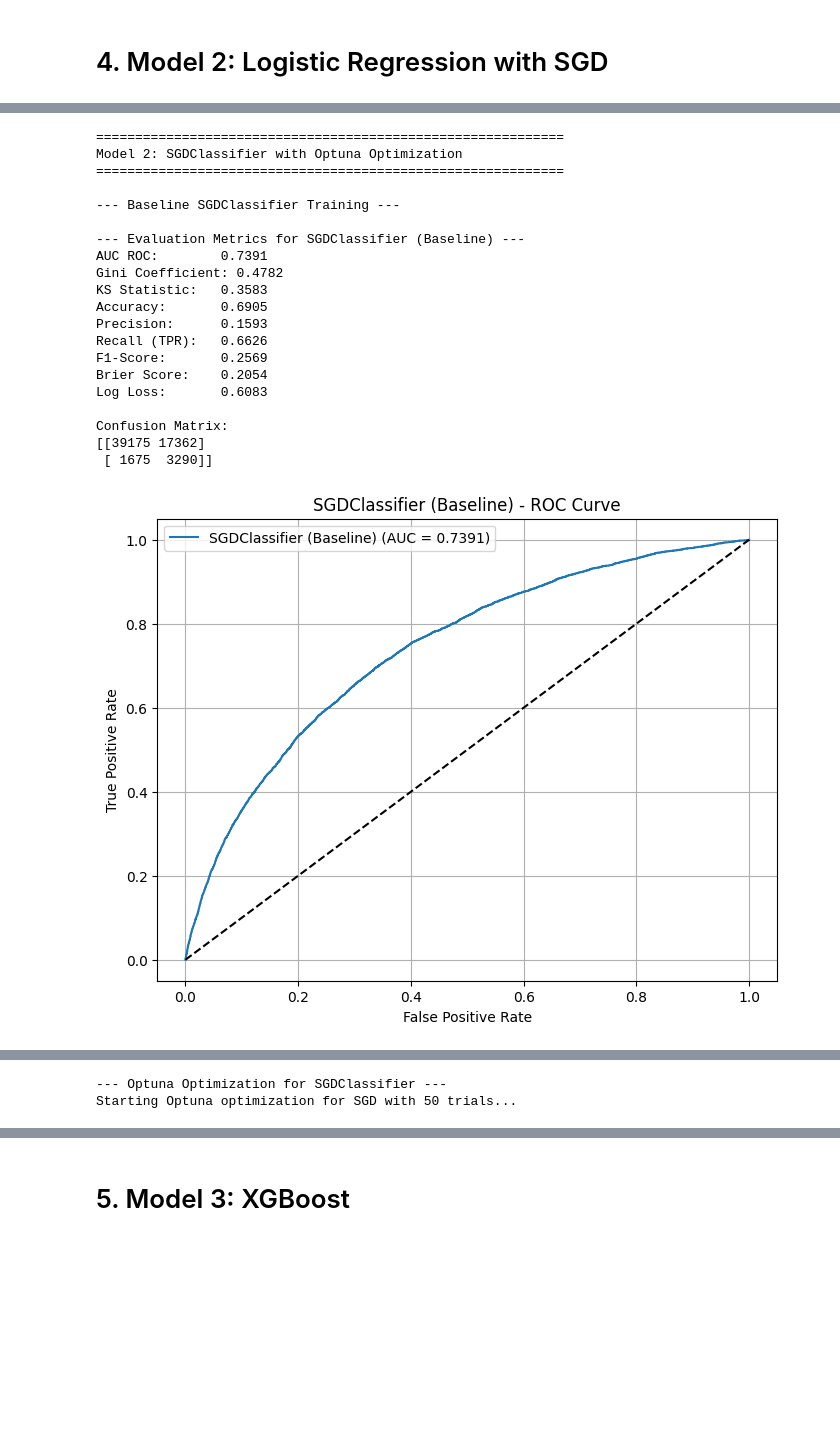
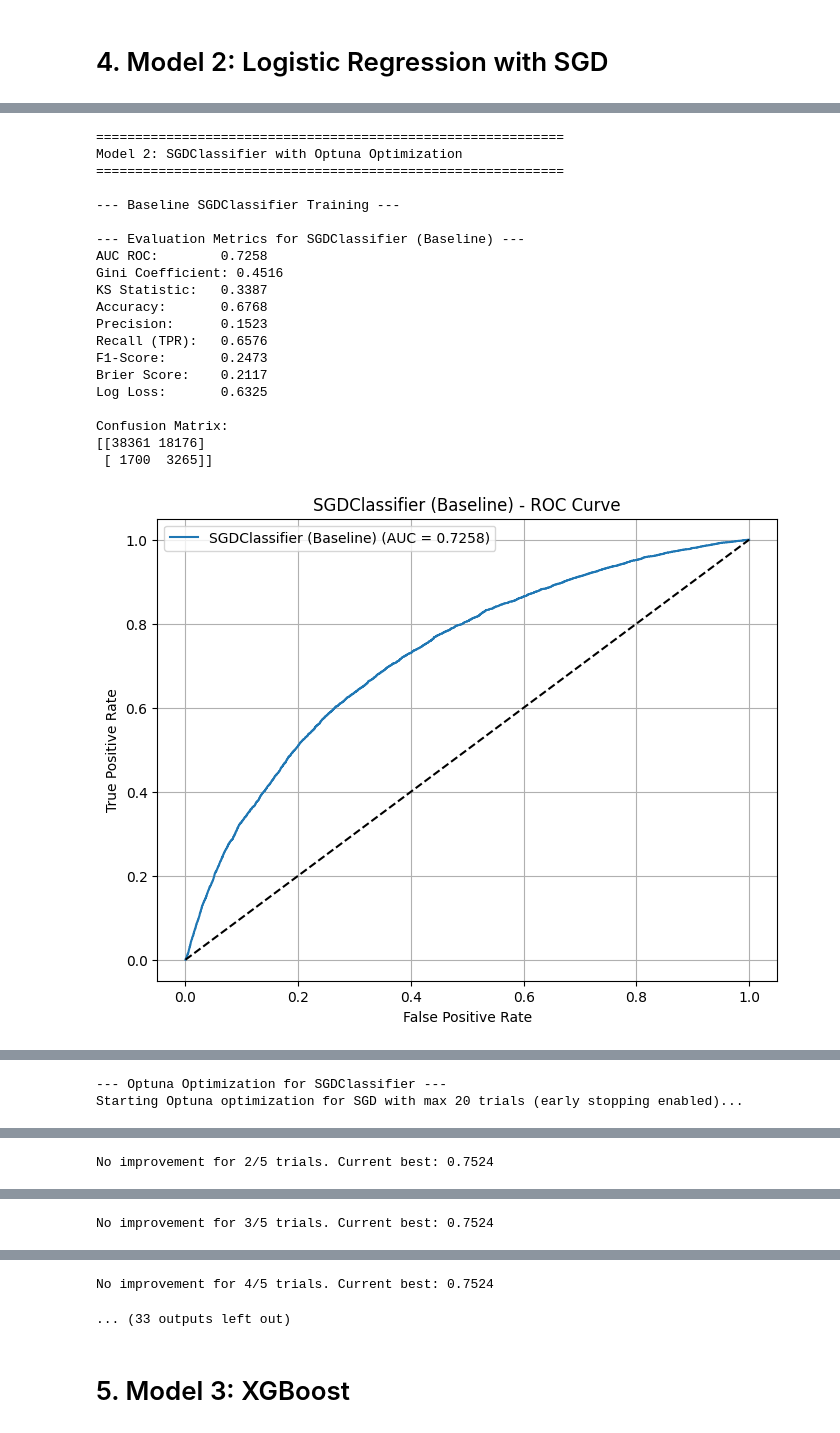
Before and after one commit to chienlax/CreditRiskProject, a Jupyter notebook: notebooks/03_Model_ML.ipynb, the cells around one changed output, grey strips where cells are left out. Drawn from its saved outputs; the diff is of its cells as text; code cells hidden in the pictures; blank space fills up the shorter version.

Commit message:
update ml model result

```diff
--- a/notebooks/03_Model_ML.ipynb
+++ b/notebooks/03_Model_ML.ipynb
@@ -217,10 +265,7 @@ MODEL_OUTPUT_PATH = './model_outputs/' # Directory to save Optuna studies, resul
 os.makedirs(MODEL_OUTPUT_PATH, exist_ok=True) # Create output dir if needed
 SEED = 42
 N_SPLITS = 5 # Number of folds for Cross-Validation
-SMOTE_STRATEGY = 0.25 # Ratio of minority samples to majority after resampling
-# Choose SMOTE variant: SMOTE, ADASYN, BorderlineSMOTE
-SMOTE_VARIANT = BorderlineSMOTE(sampling_strategy=SMOTE_STRATEGY, random_state=SEED) # Use n_jobs for BorderlineSMOTE if available
-OPTUNA_N_TRIALS = 50 # Number of trials for Optuna optimization (adjust as needed)
+OPTUNA_N_TRIALS = 20 # Number of trials for Optuna optimization (adjust as needed)
 
 # --- Check for GPU ---
 # Define device_name globally before any model uses it
@@ -419,10 +485,10 @@ print("="*60)
 # Step 2.1: Baseline Pipeline (No change needed here)
 print("\n--- Baseline SGDClassifier Training ---")
 sgd_base_pipeline = ImblearnPipeline([
-    ('smote', SMOTE_VARIANT), # Keep SMOTE here
+    # ('smote', SMOTE_VARIANT), # Keep SMOTE here
     ('scaler', StandardScaler()),
     ('model', SGDClassifier(loss='log_loss', penalty='l2', random_state=SEED,
-                            class_weight='balanced', n_jobs=-1, tol=1e-3))
+                            class_weight='balanced', n_jobs=8, tol=1e-5))
 ])
 
 sgd_base_pipeline.fit(X_train, y_train)
@@ -448,10 +514,9 @@ def objective_sgd(trial):
     if learning_rate != 'optimal':
         eta0 = trial.suggest_float('eta0', 1e-4, 0.5, log=True)
 
-
     # Create the pipeline with suggested parameters
     pipeline = ImblearnPipeline([
-        ('smote', SMOTE_VARIANT),
+        #('smote', SMOTE_VARIANT),
         ('scaler', StandardScaler()),
         ('model', SGDClassifier(
             loss=loss,
@@ -463,15 +528,15 @@ def objective_sgd(trial):
             learning_rate=learning_rate,
             eta0=eta0,
             random_state=SEED,
-            n_jobs=-1,
-            tol=1e-3 # Use tolerance for convergence
+            n_jobs=5,
+            tol=1e-5 # Use tolerance for convergence
         ))
     ])
 
     # Evaluate using cross-validation
     try:
         # Using roc_auc as the optimization target
-        scores = cross_val_score(pipeline, X_train, y_train, cv=cv, scoring='roc_auc', n_jobs=-1)
+        scores = cross_val_score(pipeline, X_train, y_train, cv=cv, scoring='roc_auc', n_jobs=5)
         auc_score = np.mean(scores)
         # Handle potential errors during CV
         if np.isnan(auc_score):
@@ -487,10 +552,14 @@ study_sgd = optuna.create_study(direction='maximize',
                                 storage=f'sqlite:///{MODEL_OUTPUT_PATH}optuna_studies.db', # Save study progress
                                 load_if_exists=True) # Resume if exists
 
-# Run optimization
-print(f"Starting Optuna optimization for SGD with {OPTUNA_N_TRIALS} trials...")
+# Create callbacks
+early_stopping = EarlyStoppingCallback(patience=5, min_improvement=0.001)
+timeout = TimeoutCallback(timeout=3600)  # 1 hour timeout
+
+# Run optimization with callbacks
+print(f"Starting Optuna optimization for SGD with max {OPTUNA_N_TRIALS} trials (early stopping enabled)...")
 start_time = time.time()
-study_sgd.optimize(objective_sgd, n_trials=OPTUNA_N_TRIALS, n_jobs=1) # n_jobs=1 for Optuna itself, CV runs in parallel if n_jobs=-1 in cross_val_score
+study_sgd.optimize(objective_sgd, n_trials=OPTUNA_N_TRIALS, callbacks=[early_stopping, timeout], n_jobs=1)
 end_time = time.time()
 print(f"Optuna optimization completed in {(end_time - start_time)/60:.2f} minutes")
 
@@ -502,51 +571,51 @@ print(f"\nBest Params (SGDClassifier): {best_params_sgd_raw}")
 print(f"Best CV ROC AUC score: {study_sgd.best_value:.4f}")
 
 best_sgd_pipeline = ImblearnPipeline([
-    ('smote', SMOTE_VARIANT),
+    #('smote', SMOTE_VARIANT),
     ('scaler', StandardScaler()),
-    ('model', SGDClassifier(random_state=SEED, n_jobs=-1, tol=1e-3))
+    ('model', SGDClassifier(random_state=SEED, n_jobs=8, tol=1e-5, class_weight='balanced'))
 ])
 best_sgd_pipeline.set_params(**best_params_sgd)
 
 # Fit the best pipeline on the full training data
 print("\nFitting best SGD pipeline on full training data...")
 best_sgd_pipeline.fit(X_train, y_train)
 
 # Step 2.3: Optimal Threshold and Evaluation
 print("\nEvaluating tuned SGD model...")
 y_prob_oof_sgd = cross_val_predict(best_sgd_pipeline, X_train, y_train, cv=cv, method='predict_proba', n_jobs=-1)[:, 1]
 optimal_threshold_sgd = find_optimal_threshold_j_statistic(y_train, y_prob_oof_sgd)
 
 y_pred_proba_test_tuned = best_sgd_pipeline.predict_proba(X_test)[:, 1]
 y_pred_bin_test_tuned = (y_pred_proba_test_tuned >= optimal_threshold_sgd).astype(int)
 tuned_results.append(evaluate_model(y_test, y_pred_proba_test_tuned, y_pred_bin_test_tuned, "SGDClassifier (Optuna Tuned)"))
 plot_roc_curve(y_test, y_pred_proba_test_tuned, "SGDClassifier (Optuna Tuned)")
 
 # Feature importance via coefficients
 final_sgd_model = best_sgd_pipeline.named_steps['model']
 if hasattr(final_sgd_model, 'coef_'):
      get_feature_importance(final_sgd_model, feature_names)
 
 model_objects['SGD'] = best_sgd_pipeline # Store the best pipeline
 # %% [output]
 ============================================================
 Model 2: SGDClassifier with Optuna Optimization
 ============================================================
 
 --- Baseline SGDClassifier Training ---
 
 --- Evaluation Metrics for SGDClassifier (Baseline) ---
-AUC ROC:        0.7391
-Gini Coefficient: 0.4782
-KS Statistic:   0.3583
-Accuracy:       0.6905
-Precision:      0.1593
-Recall (TPR):   0.6626
-F1-Score:       0.2569
-Brier Score:    0.2054
-Log Loss:       0.6083
+AUC ROC:        0.7258
+Gini Coefficient: 0.4516
+KS Statistic:   0.3387
+Accuracy:       0.6768
+Precision:      0.1523
+Recall (TPR):   0.6576
+F1-Score:       0.2473
+Brier Score:    0.2117
+Log Loss:       0.6325
 
 Confusion Matrix:
-[[39175 17362]
- [ 1675  3290]]
+[[38361 18176]
+ [ 1700  3265]]
-[figure, old version]
+[figure, new version]
@@ -554,2 +623,2 @@ Confusion Matrix:
 --- Optuna Optimization for SGDClassifier ---
-Starting Optuna optimization for SGD with 50 trials...
+Starting Optuna optimization for SGD with max 20 trials (early stopping enabled)...
@@ -609,0 +629 @@ Sum of importances: 12.2277
+No improvement for 2/5 trials. Current best: 0.7524
@@ -609,0 +631 @@ Sum of importances: 12.2277
+No improvement for 3/5 trials. Current best: 0.7524
@@ -610,3 +633,5 @@ Sum of importances: 12.2277
+No improvement for 4/5 trials. Current best: 0.7524
+... (33 outputs left out)
 # %% [markdown]
 # 5. Model 3: XGBoost
 # %%
```
Also changed, not shown: parts of 16 cells of this notebook, 11 other files.
